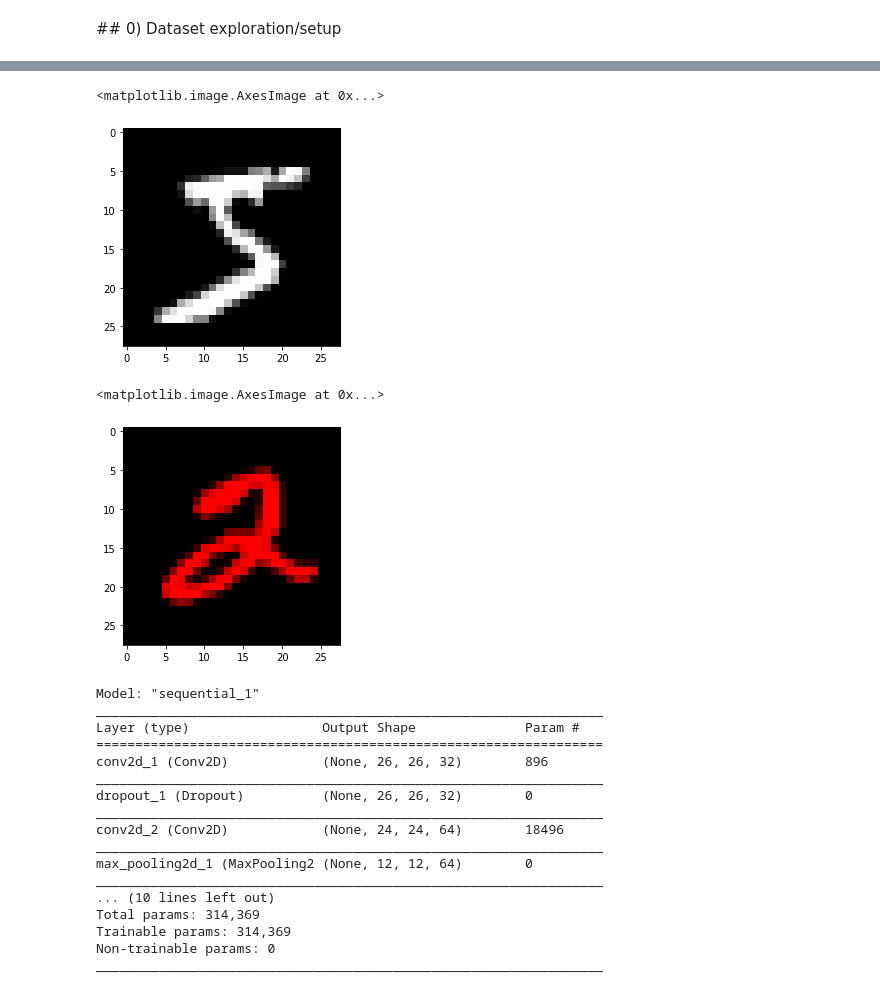
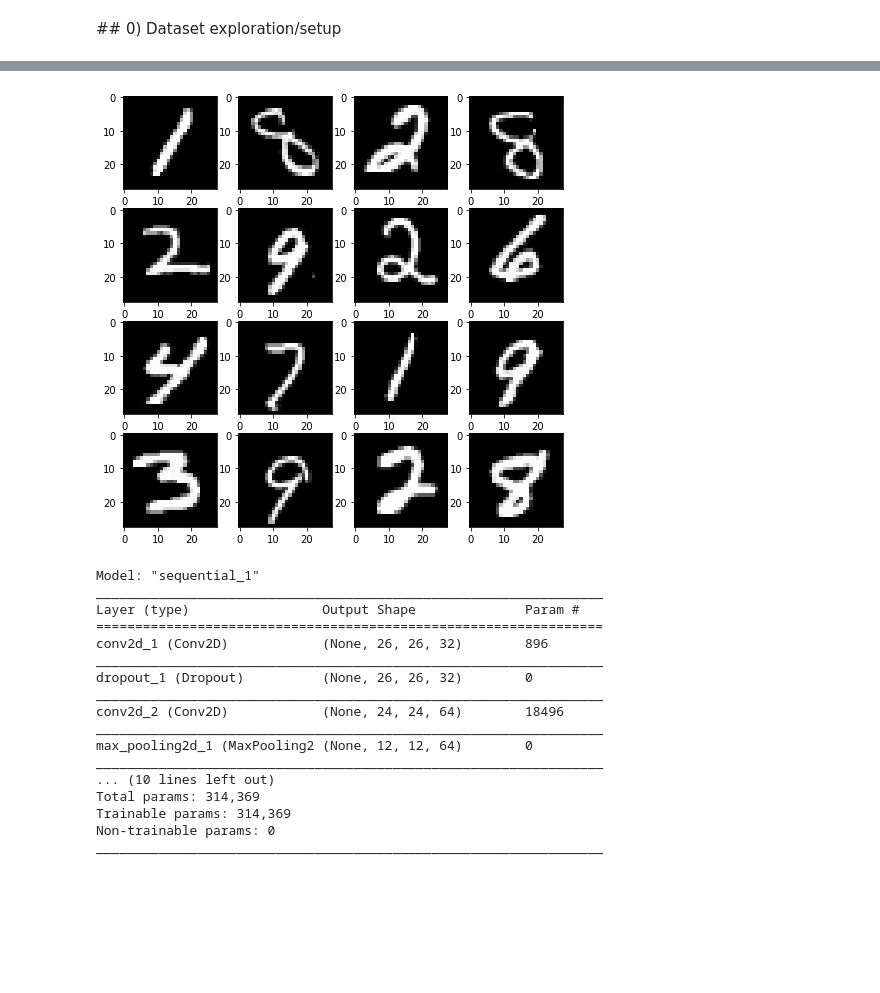
Before and after one commit to oddskool/invariant_risk_minimization_reproduced, a Jupyter notebook: mnist.ipynb, the cells around one changed output, grey strips where cells are left out. Cells and saved outputs as stored; diff of their text form; code cells hidden in the pictures; blank space fills up the shorter version.

```diff
--- a/mnist.ipynb
+++ b/mnist.ipynb
@@ -80,10 +76,14 @@ x, y = get_env(x_train, y_train, .5)
-# %%
-plt.imshow(x[0])
-# %% [output]
-<matplotlib.image.AxesImage at 0x...>
-[figure, removed]
-# %%
-plt.imshow(x[5])
-# %% [output]
-<matplotlib.image.AxesImage at 0x...>
-[figure, removed]
+# %%
+plt.figure(figsize=(10,10))
+idx = np.argsort(y)
+n_x = 5
+n_y = 5
+for i in range(1,n_x):
+    for j in range(1,n_y):
+        plt.subplot(n_x,n_y,i*n_x+j)
+        if not j % 2:
+            plt.imshow(x[idx][i*n_x+j])
+        else:
+            plt.imshow(x[idx][-i*n_x-j])
+# %% [output]
+[figure, added]
```
Also changed, not shown: parts of 9 cells of this notebook, 2 other files.
